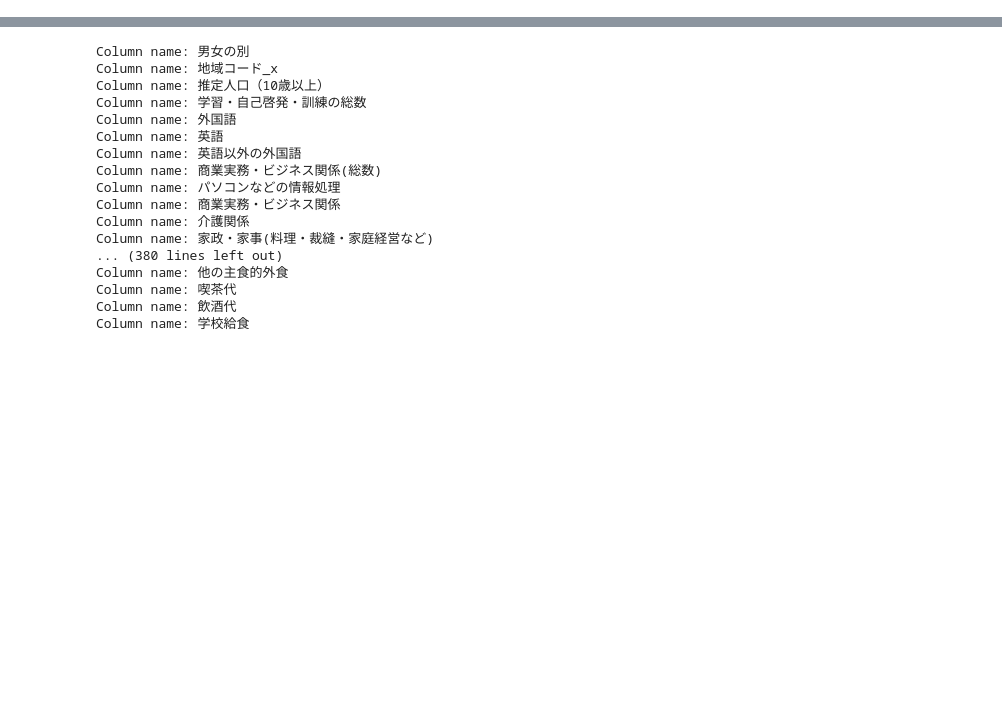
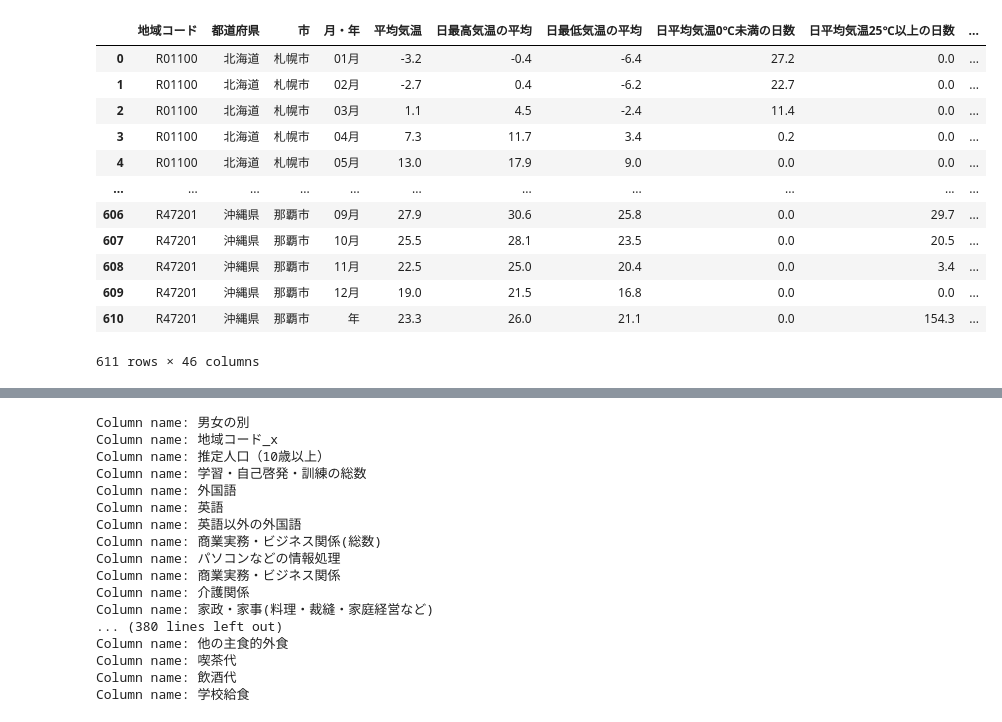
Before and after one commit to sugimotoh/classes, a Jupyter notebook: データ解析授業_続き.ipynb, the cells around one changed output, grey strips where cells are left out. Drawn from its saved outputs; the diff is of its cells as text; code cells hidden in the pictures; blank space fills up the shorter version.

```diff
--- a/データ解析授業_続き.ipynb
+++ b/データ解析授業_続き.ipynb
@@ -32,8 +32,22 @@ data03 = pd.read_excel(BytesIO(response03.content), header=1)
 data03=pd.DataFrame(data03)
 # %%
 #data01 # prefecture level data
-#data02  # city level data
+data02  # city level data
 #data03  # city level data
+# %% [output]
+|  | 地域コード | 都道府県 | 市 | 月・年 | 平均気温 | 日最高気温の平均 | 日最低気温の平均 | 日平均気温0℃未満の日数 | 日平均気温25℃以上の日数 | ... |
+| 0 | R01100 | 北海道 | 札幌市 | 01月 | -3.2 | -0.4 | -6.4 | 27.2 | 0.0 | ... |
+| 1 | R01100 | 北海道 | 札幌市 | 02月 | -2.7 | 0.4 | -6.2 | 22.7 | 0.0 | ... |
+| 2 | R01100 | 北海道 | 札幌市 | 03月 | 1.1 | 4.5 | -2.4 | 11.4 | 0.0 | ... |
+| 3 | R01100 | 北海道 | 札幌市 | 04月 | 7.3 | 11.7 | 3.4 | 0.2 | 0.0 | ... |
+| 4 | R01100 | 北海道 | 札幌市 | 05月 | 13.0 | 17.9 | 9.0 | 0.0 | 0.0 | ... |
+| ... | ... | ... | ... | ... | ... | ... | ... | ... | ... | ... |
+| 606 | R47201 | 沖縄県 | 那覇市 | 09月 | 27.9 | 30.6 | 25.8 | 0.0 | 29.7 | ... |
+| 607 | R47201 | 沖縄県 | 那覇市 | 10月 | 25.5 | 28.1 | 23.5 | 0.0 | 20.5 | ... |
+| 608 | R47201 | 沖縄県 | 那覇市 | 11月 | 22.5 | 25.0 | 20.4 | 0.0 | 3.4 | ... |
+| 609 | R47201 | 沖縄県 | 那覇市 | 12月 | 19.0 | 21.5 | 16.8 | 0.0 | 0.0 | ... |
+| 610 | R47201 | 沖縄県 | 那覇市 | 年 | 23.3 | 26.0 | 21.1 | 0.0 | 154.3 | ... |
+611 rows × 46 columns
 # %%
 data01_filtered01 = data01[(data01["都道府県"] != '全国') & (data01["男女の別"] == '0_総数')]
 data02_filtered01 = data02[(data02["月・年"] == '年') ]
```
Also changed, not shown: parts of 4 cells of this notebook.
